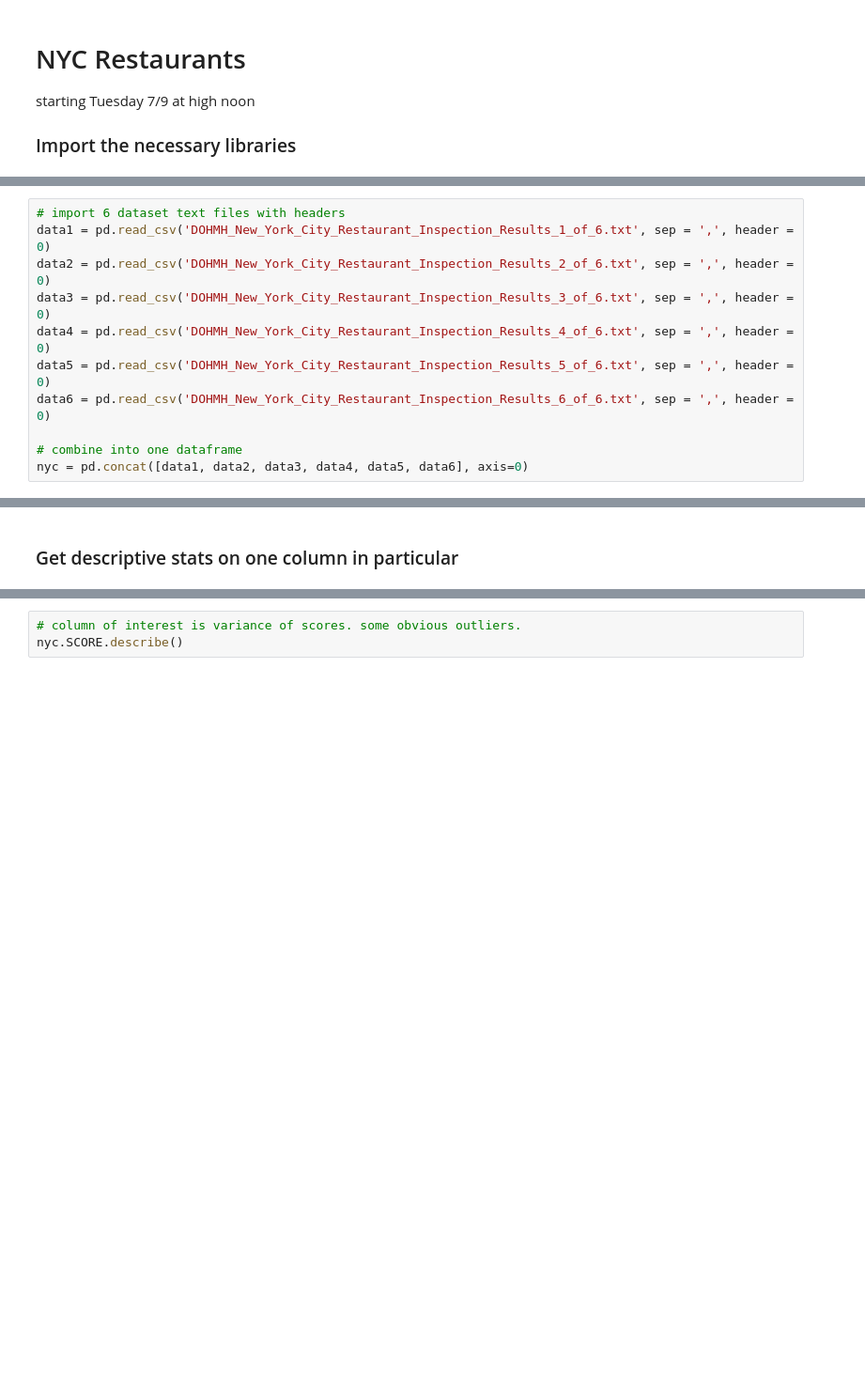
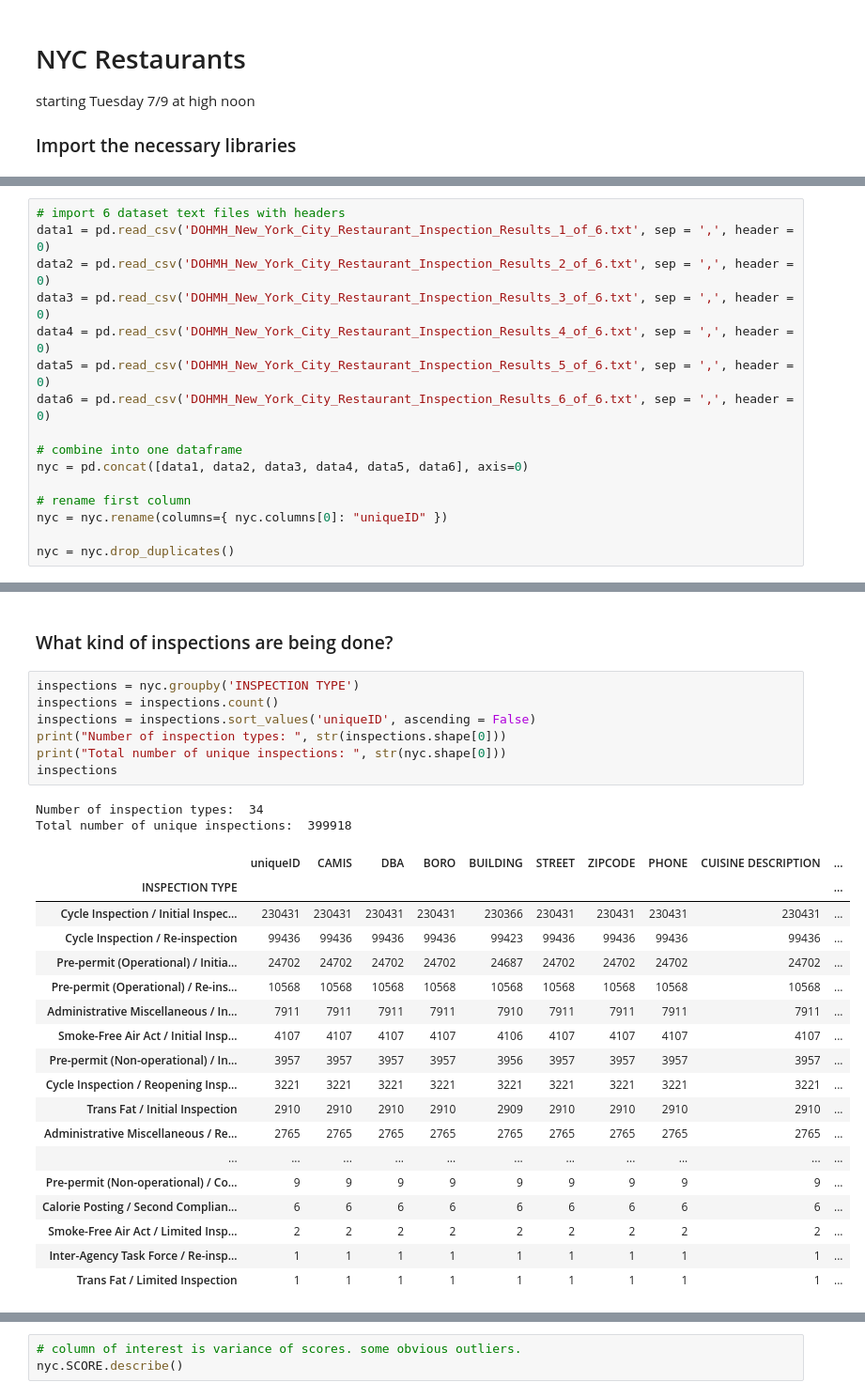
Before and after one commit to mishoptera/nyc_restaurants, a Jupyter notebook: eda_dataset.ipynb, the cells around one changed output, grey strips where cells are left out. Shown at 94% size. Cells and saved outputs as stored; diff of their text form; blank space fills up the shorter version.

```diff
--- a/eda_dataset.ipynb
+++ b/eda_dataset.ipynb
@@ -19,3 +24,8 @@ data6 = pd.read_csv('DOHMH_New_York_City_Restaurant_Inspection_Results_6_of_6.tx
 
 # combine into one dataframe
 nyc = pd.concat([data1, data2, data3, data4, data5, data6], axis=0)
+
+# rename first column
+nyc = nyc.rename(columns={ nyc.columns[0]: "uniqueID" })
+
+nyc = nyc.drop_duplicates()
@@ -54,5 +58,33 @@ RECORD DATE              399918 non-null object
 INSPECTION TYPE          398783 non-null object
 dtypes: float64(2), int64(2), object(15)
 memory usage: 61.0+ MB
-# %% [markdown]
-### Get descriptive stats on one column in particular
+# %% [markdown]
+### What kind of inspections are being done?
+# %%
+inspections = nyc.groupby('INSPECTION TYPE')
+inspections = inspections.count()
+inspections = inspections.sort_values('uniqueID', ascending = False)
+print("Number of inspection types: ", str(inspections.shape[0]))
+print("Total number of unique inspections: ", str(nyc.shape[0]))
+inspections
+# %% [output]
+Number of inspection types:  34
+Total number of unique inspections:  399918
+|  | uniqueID | CAMIS | DBA | BORO | BUILDING | STREET | ZIPCODE | PHONE | CUISINE DESCRIPTION | ... |
+| INSPECTION TYPE |  |  |  |  |  |  |  |  |  | ... |
+| Cycle Inspection / Initial Inspec... | 230431 | 230431 | 230431 | 230431 | 230366 | 230431 | 230431 | 230431 | 230431 | ... |
+| Cycle Inspection / Re-inspection | 99436 | 99436 | 99436 | 99436 | 99423 | 99436 | 99436 | 99436 | 99436 | ... |
+| Pre-permit (Operational) / Initia... | 24702 | 24702 | 24702 | 24702 | 24687 | 24702 | 24702 | 24702 | 24702 | ... |
+| Pre-permit (Operational) / Re-ins... | 10568 | 10568 | 10568 | 10568 | 10568 | 10568 | 10568 | 10568 | 10568 | ... |
+| Administrative Miscellaneous / In... | 7911 | 7911 | 7911 | 7911 | 7910 | 7911 | 7911 | 7911 | 7911 | ... |
+| Smoke-Free Air Act / Initial Insp... | 4107 | 4107 | 4107 | 4107 | 4106 | 4107 | 4107 | 4107 | 4107 | ... |
+| Pre-permit (Non-operational) / In... | 3957 | 3957 | 3957 | 3957 | 3956 | 3957 | 3957 | 3957 | 3957 | ... |
+| Cycle Inspection / Reopening Insp... | 3221 | 3221 | 3221 | 3221 | 3221 | 3221 | 3221 | 3221 | 3221 | ... |
+| Trans Fat / Initial Inspection | 2910 | 2910 | 2910 | 2910 | 2909 | 2910 | 2910 | 2910 | 2910 | ... |
+| Administrative Miscellaneous / Re... | 2765 | 2765 | 2765 | 2765 | 2765 | 2765 | 2765 | 2765 | 2765 | ... |
+| ... | ... | ... | ... | ... | ... | ... | ... | ... | ... | ... |
+| Pre-permit (Non-operational) / Co... | 9 | 9 | 9 | 9 | 9 | 9 | 9 | 9 | 9 | ... |
+| Calorie Posting / Second Complian... | 6 | 6 | 6 | 6 | 6 | 6 | 6 | 6 | 6 | ... |
+| Smoke-Free Air Act / Limited Insp... | 2 | 2 | 2 | 2 | 2 | 2 | 2 | 2 | 2 | ... |
+| Inter-Agency Task Force / Re-insp... | 1 | 1 | 1 | 1 | 1 | 1 | 1 | 1 | 1 | ... |
+| Trans Fat / Limited Inspection | 1 | 1 | 1 | 1 | 1 | 1 | 1 | 1 | 1 | ... |
```
Also changed, not shown: parts of 8 cells of this notebook.
